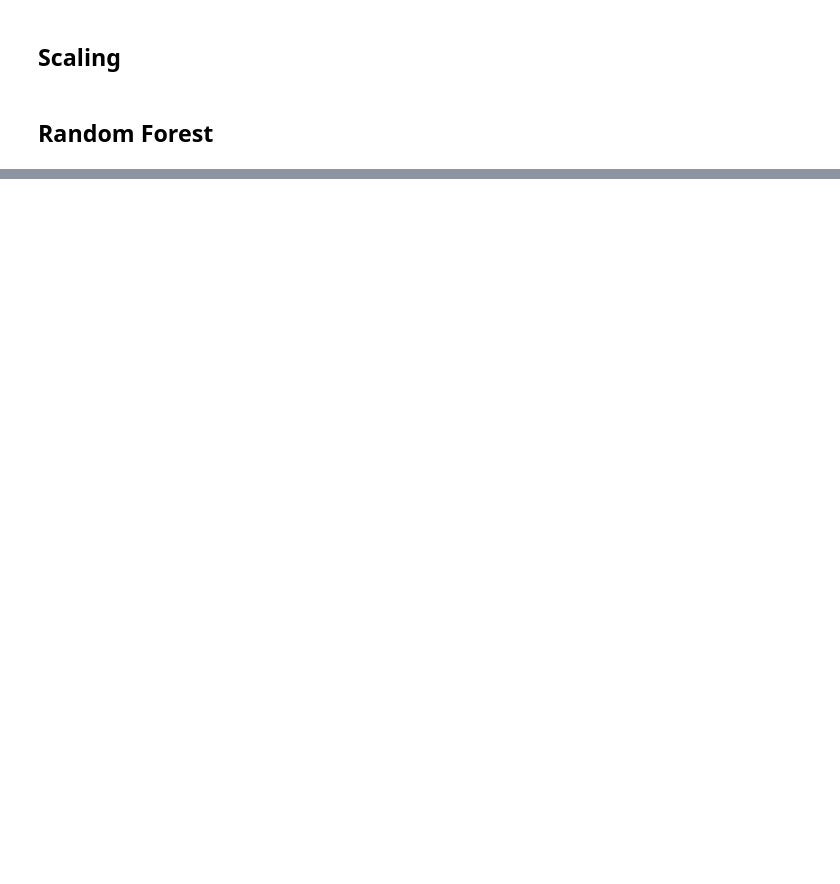
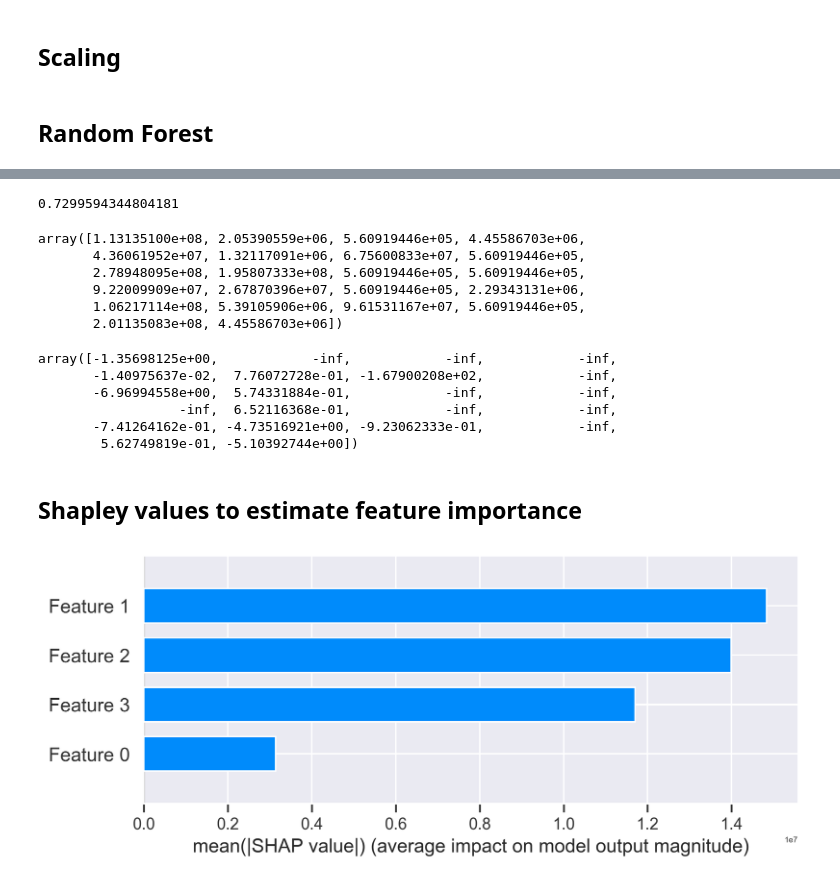
Before and after one commit to janagrc/LocalGroup, a Jupyter notebook: LocalGroup.ipynb, the cells around one changed output, grey strips where cells are left out. Saved outputs shown, nothing was run; the diff lists cells and outputs as text; code cells hidden in the pictures; blank space fills up the shorter version.

Commit message:
sample random forest and shapley - check inputs

```diff
--- a/LocalGroup.ipynb
+++ b/LocalGroup.ipynb
@@ -553,0 +571,2 @@ x_scaled = scaler.transform(x_train)
+# %%
+x_scaled_train = scaler_x.transform(x_train)
@@ -555,5 +576,3 @@ x_scaled = scaler.transform(x_train)
 ## Random Forest
 # %%
 RF = RandomForestRegressor(n_estimators=10, max_depth=3, n_jobs=1, verbose=2)
-# %%
-RF.fit(x_scaled,y_train)
@@ -561,0 +579,2 @@ ValueError: Input contains NaN, infinity or a value too large for dtype('float32
+# %%
+random_forest = RF.fit(x_scaled_train,y_train)
@@ -561,0 +607,30 @@ ValueError: Input contains NaN, infinity or a value too large for dtype('float32
+# %%
+R2_score
+# %% [output]
+0.7299594344804181
+# %%
+y_pred_test
+# %% [output]
+array([1.13135100e+08, 2.05390559e+06, 5.60919446e+05, 4.45586703e+06,
+       4.36061952e+07, 1.32117091e+06, 6.75600833e+07, 5.60919446e+05,
+       2.78948095e+08, 1.95807333e+08, 5.60919446e+05, 5.60919446e+05,
+       9.22009909e+07, 2.67870396e+07, 5.60919446e+05, 2.29343131e+06,
+       1.06217114e+08, 5.39105906e+06, 9.61531167e+07, 5.60919446e+05,
+       2.01135083e+08, 4.45586703e+06])
+# %%
+(np.array(y_test) - y_pred_test)/np.array(y_test)
+# %% [output]
+array([-1.35698125e+00,            -inf,            -inf,            -inf,
+       -1.40975637e-02,  7.76072728e-01, -1.67900208e+02,            -inf,
+       -6.96994558e+00,  5.74331884e-01,            -inf,            -inf,
+                  -inf,  6.52116368e-01,            -inf,            -inf,
+       -7.41264162e-01, -4.73516921e+00, -9.23062333e-01,            -inf,
+        5.62749819e-01, -5.10392744e+00])
+# %% [markdown]
+## Shapley values to estimate feature importance
+# %%
+shap_values = shap.TreeExplainer(random_forest).shap_values(x_scaled)
+# %%
+shap.summary_plot(shap_values, x_scaled, plot_type="bar")
+# %% [output]
+[figure, added]
```
Also changed, not shown: parts of 14 cells of this notebook.
